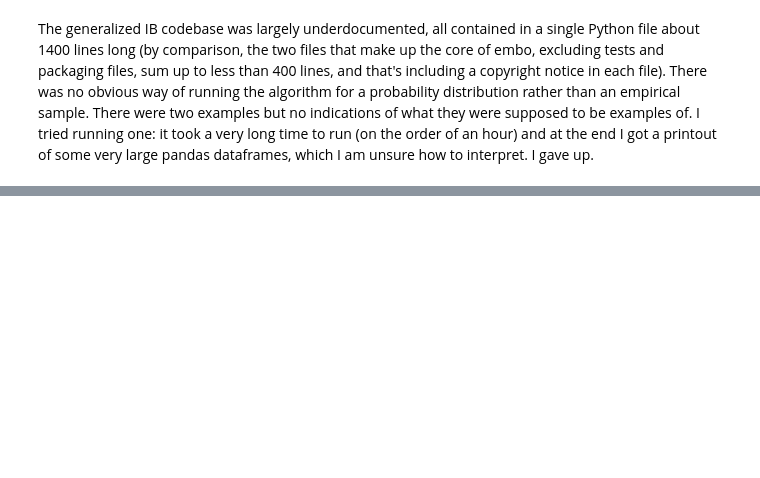
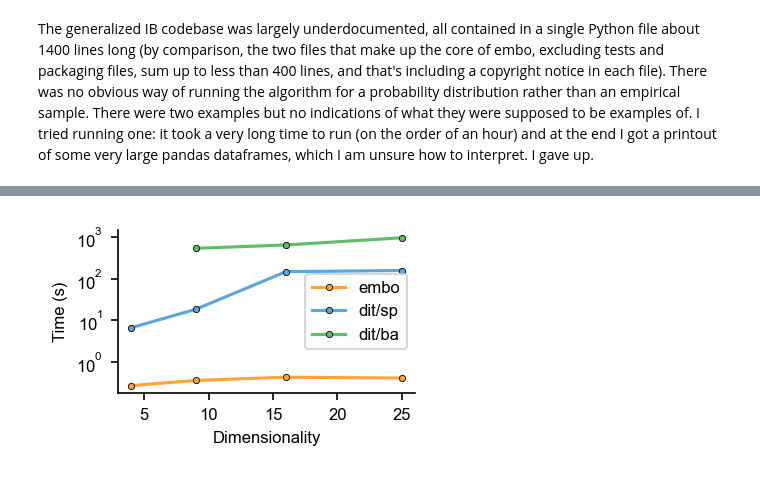
Before and after one commit to epiasini/embo-github-mirror, a Jupyter notebook: embo/examples/Compare-embo-dit.ipynb, the cells around one changed output, grey strips where cells are left out. Cells and saved outputs as stored; diff of their text form; code cells hidden in the pictures; blank space fills up the shorter version.

```diff
--- a/embo/examples/Compare-embo-dit.ipynb
+++ b/embo/examples/Compare-embo-dit.ipynb
@@ -79,0 +89,24 @@ tool_names = list(colors.keys())
+# %%
+# Run bottleneck with dit
+for method in ['sp', 'ba']:
+    tool = f"dit/{method}"
+    print(f"===={tool}====")
+    for k, d in enumerate(dist['dit']):
+        try:
+            t = %timeit -o -r10 ib = IBCurve(d, method=method, beta_num=numbeta, beta_max=maxbeta);\
+            results[tool]['ix'].append(ib.complexities);\
+            results[tool]['iy'].append(ib.relevances);\
+            results[tool]['beta'].append(ib.betas);\
+            results[tool]['ixy'].append(ib._max_relevance);\
+            results[tool]['hx'].append(ib._max_complexity)
+            results[tool]['time'].append(t)
+            results[tool]['dimensionality'].append(dist['embo'][k].size)
+        except:
+            print(f"Dit crashed with {method} method for distribution n.{k}")
+            results[tool]['ix'].append(None)
+            results[tool]['iy'].append(None)
+            results[tool]['beta'].append(None)
+            results[tool]['ixy'].append(None)
+            results[tool]['hx'].append(None)
+            results[tool]['time'].append(np.NaN)
+            results[tool]['dimensionality'].append(dist['embo'][k].size)
@@ -79,0 +127,16 @@ tool_names = list(colors.keys())
+# %%
+fix, ax = plt.subplots()
+for tool in tool_names:
+    res = results[tool]
+    time = np.array([t if t is np.NaN else t.average for t in res['time']])
+    dimensionality = np.array(res['dimensionality'])
+    ax.semilogy(dimensionality, time, label=tool, marker='.', color=colors[tool])
+ax.set_xlabel('Dimensionality')
+ax.set_ylabel('Time (s)')
+ax.set_yticks([1, 10, 100, 1000])
+ax.tick_params(axis='y', which='minor', left=True)
+ax.legend()
+plt.show()
+fig.savefig('embo_vs_dit_timing.png')
+# %% [output]
+[figure, added]
```
Also changed, not shown: parts of 14 cells of this notebook.
